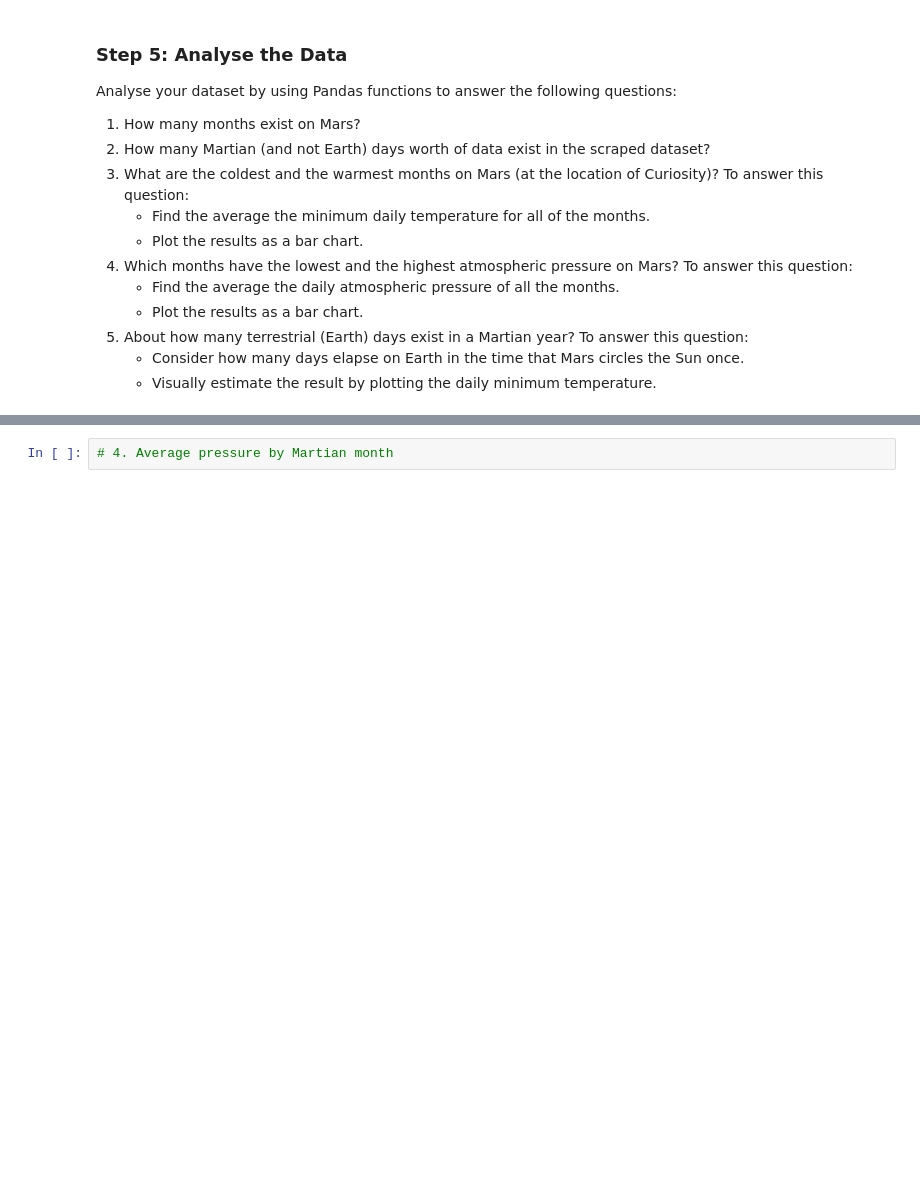
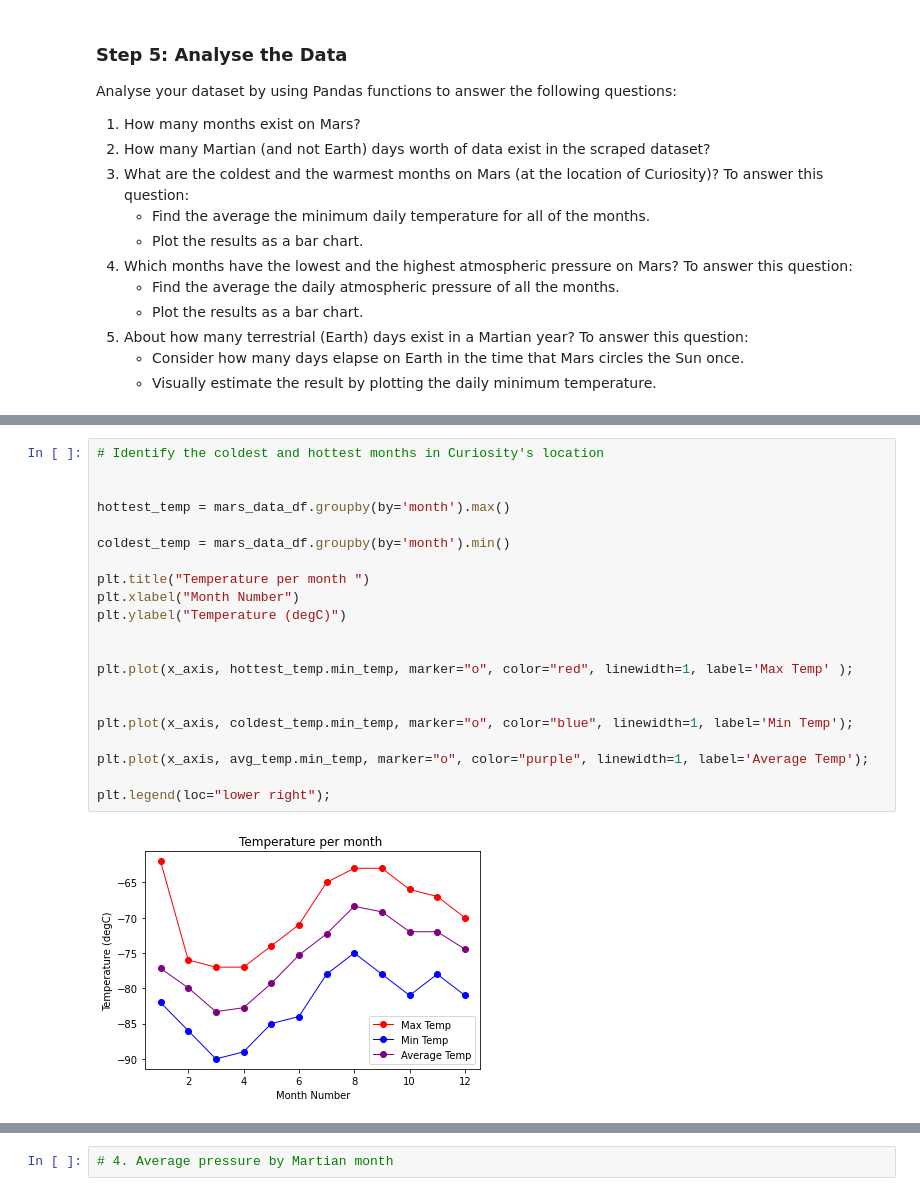
Before and after one commit to lcardsvr/Module-11-Challenge, a Jupyter notebook: part_2_mars_weather.ipynb, the cells around one changed output, grey strips where cells are left out. Saved outputs shown, nothing was run; the diff lists cells and outputs as text; blank space fills up the shorter version.

```diff
--- a/part_2_mars_weather.ipynb
+++ b/part_2_mars_weather.ipynb
@@ -234,0 +299,23 @@ Analyse your dataset by using Pandas functions to answer the following questions
+# %%
+# Identify the coldest and hottest months in Curiosity's location
+
+
+hottest_temp = mars_data_df.groupby(by='month').max()
+
+coldest_temp = mars_data_df.groupby(by='month').min()
+
+plt.title("Temperature per month ")
+plt.xlabel("Month Number")
+plt.ylabel("Temperature (degC)")
+
+
+plt.plot(x_axis, hottest_temp.min_temp, marker="o", color="red", linewidth=1, label='Max Temp' );
+
+
+plt.plot(x_axis, coldest_temp.min_temp, marker="o", color="blue", linewidth=1, label='Min Temp');
+
+plt.plot(x_axis, avg_temp.min_temp, marker="o", color="purple", linewidth=1, label='Average Temp');
+
+plt.legend(loc="lower right");
+# %% [output]
+[figure, added]
```
Also changed, not shown: parts of 14 cells of this notebook.
